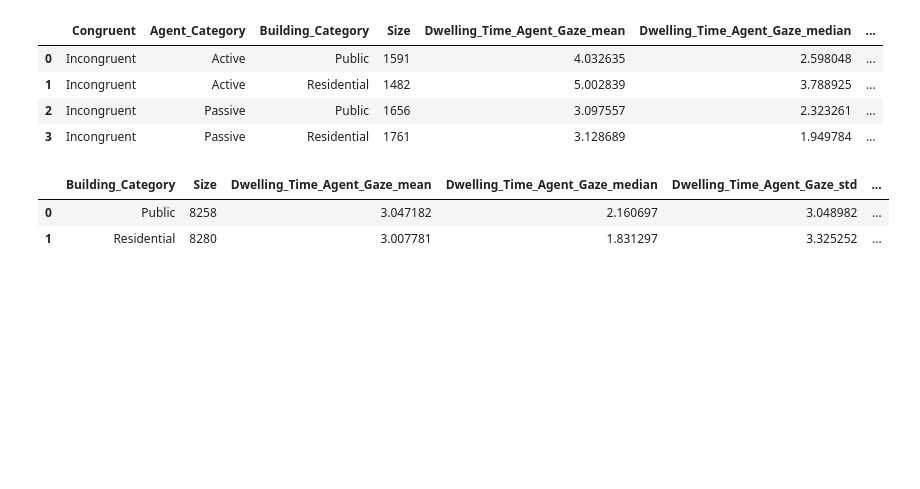
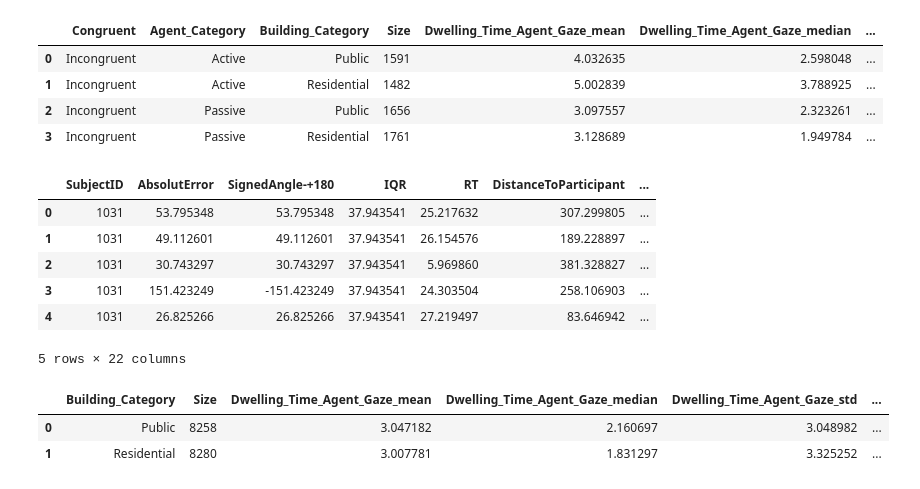
Before and after one commit to tracysanchez/DataAnalysis, a Jupyter notebook: Joining_FinalData/4_Dwelling_times.ipynb, the cells around one changed output. Saved outputs shown, nothing was run; the diff lists cells and outputs as text; code cells hidden in the pictures; blank space fills up the shorter version.

```diff
--- a/Joining_FinalData/4_Dwelling_times.ipynb
+++ b/Joining_FinalData/4_Dwelling_times.ipynb
@@ -169,6 +169,16 @@ Dwelling_Summary_Exp2
 | 1 | Incongruent | Active | Residential | 1482 | 5.002839 | 3.788925 | ... |
 | 2 | Incongruent | Passive | Public | 1656 | 3.097557 | 2.323261 | ... |
 | 3 | Incongruent | Passive | Residential | 1761 | 3.128689 | 1.949784 | ... |
+# %%
+BehavioralData_Fixations_Wide_Exp2.head()
+# %% [output]
+|  | SubjectID | AbsolutError | SignedAngle-+180 | IQR | RT | DistanceToParticipant | ... |
+| 0 | 1031 | 53.795348 | 53.795348 | 37.943541 | 25.217632 | 307.299805 | ... |
+| 1 | 1031 | 49.112601 | 49.112601 | 37.943541 | 26.154576 | 189.228897 | ... |
+| 2 | 1031 | 30.743297 | 30.743297 | 37.943541 | 5.969860 | 381.328827 | ... |
+| 3 | 1031 | 151.423249 | -151.423249 | 37.943541 | 24.303504 | 258.106903 | ... |
+| 4 | 1031 | 26.825266 | 26.825266 | 37.943541 | 27.219497 | 83.646942 | ... |
+5 rows × 22 columns
 # %%
 Complete_Experiments_Building
 # %% [output]
```
Also changed, not shown: parts of 3 cells of this notebook, 4 other files.
